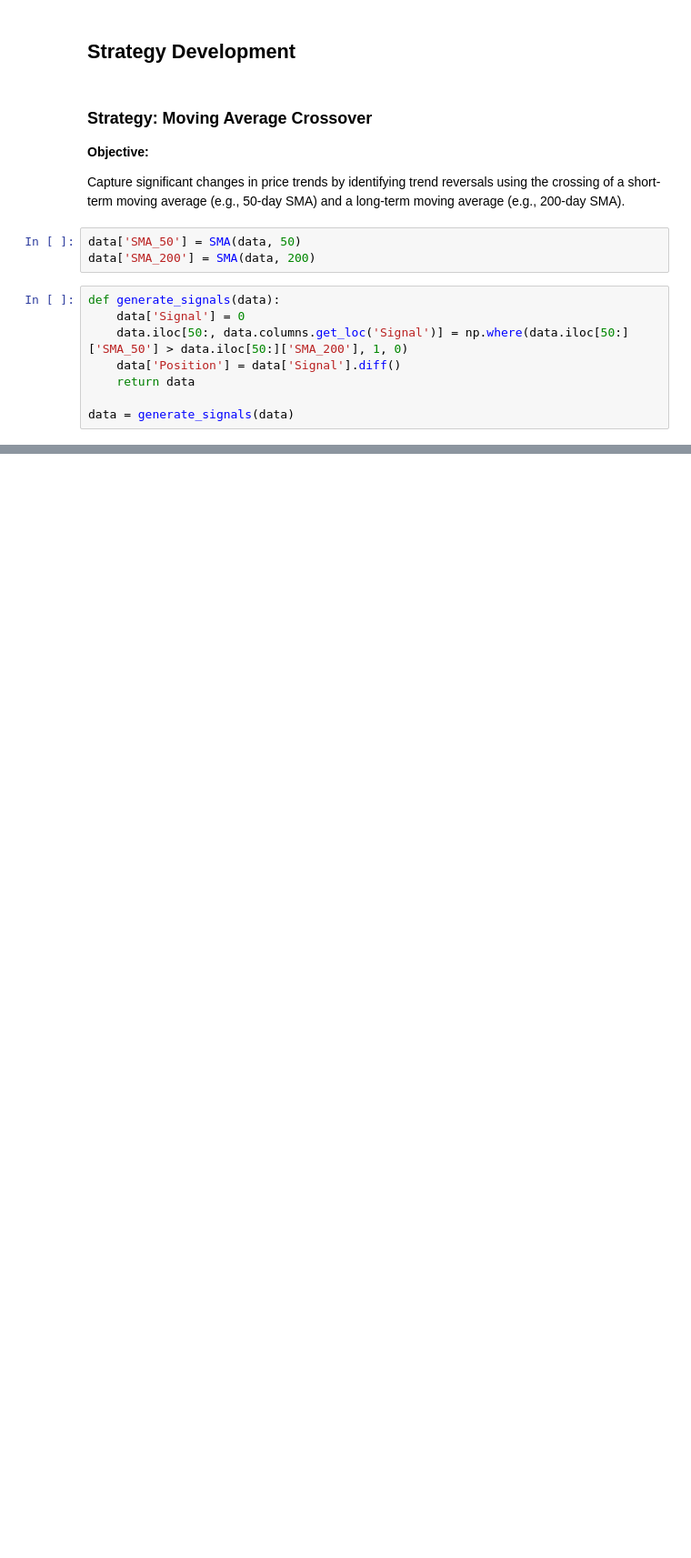
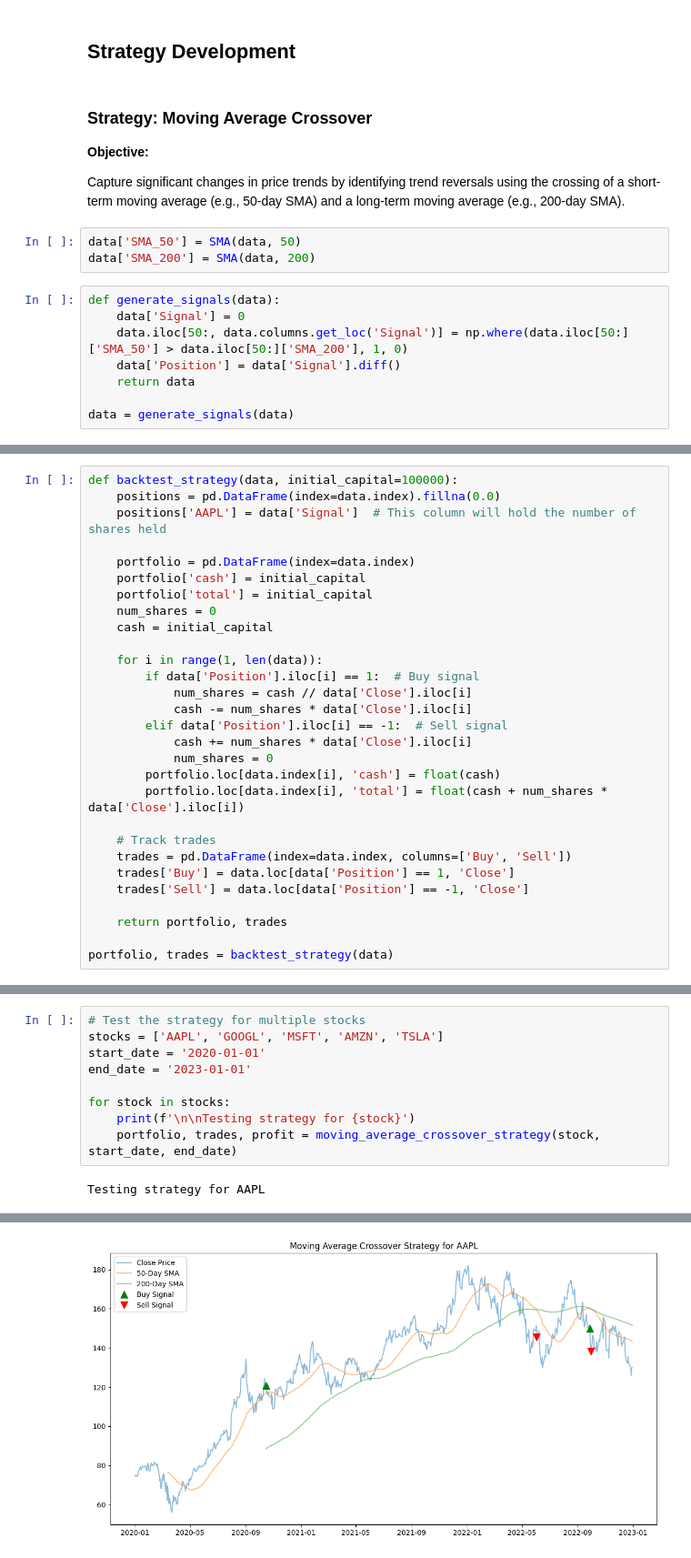
Before and after one commit to dev02chandan/Algo-Trading-Basics, a Jupyter notebook: Project 2/Moving Average Crossover.ipynb, the cells around one changed output, grey strips where cells are left out. Shown at 91% size. Cells and saved outputs as stored; diff of their text form; blank space fills up the shorter version.

```diff
--- a/Project 2/Moving Average Crossover.ipynb
+++ b/Project 2/Moving Average Crossover.ipynb
@@ -330,0 +285,29 @@ cerebro.plot(style='candlestick')
+# %%
+def backtest_strategy(data, initial_capital=100000):
+    positions = pd.DataFrame(index=data.index).fillna(0.0)
+    positions['AAPL'] = data['Signal']  # This column will hold the number of shares held
+
+    portfolio = pd.DataFrame(index=data.index)
+    portfolio['cash'] = initial_capital
+    portfolio['total'] = initial_capital
+    num_shares = 0
+    cash = initial_capital
+
+    for i in range(1, len(data)):
+        if data['Position'].iloc[i] == 1:  # Buy signal
+            num_shares = cash // data['Close'].iloc[i]
+            cash -= num_shares * data['Close'].iloc[i]
+        elif data['Position'].iloc[i] == -1:  # Sell signal
+            cash += num_shares * data['Close'].iloc[i]
+            num_shares = 0
+        portfolio.loc[data.index[i], 'cash'] = float(cash)
+        portfolio.loc[data.index[i], 'total'] = float(cash + num_shares * data['Close'].iloc[i])
+
+    # Track trades
+    trades = pd.DataFrame(index=data.index, columns=['Buy', 'Sell'])
+    trades['Buy'] = data.loc[data['Position'] == 1, 'Close']
+    trades['Sell'] = data.loc[data['Position'] == -1, 'Close']
+
+    return portfolio, trades
+
+portfolio, trades = backtest_strategy(data)
@@ -330,0 +460,11 @@ cerebro.plot(style='candlestick')
+# %%
+# Test the strategy for multiple stocks
+stocks = ['AAPL', 'GOOGL', 'MSFT', 'AMZN', 'TSLA']
+start_date = '2020-01-01'
+end_date = '2023-01-01'
+
+for stock in stocks:
+    print(f'\n\nTesting strategy for {stock}')
+    portfolio, trades, profit = moving_average_crossover_strategy(stock, start_date, end_date)
+# %% [output]
+Testing strategy for AAPL
@@ -330,0 +486 @@ cerebro.plot(style='candlestick')
+[figure, added]
```
Also changed, not shown: parts of 5 cells of this notebook.
